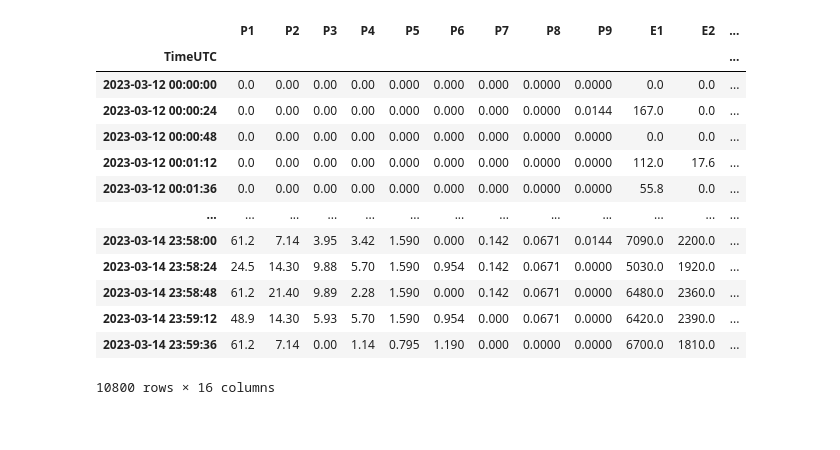
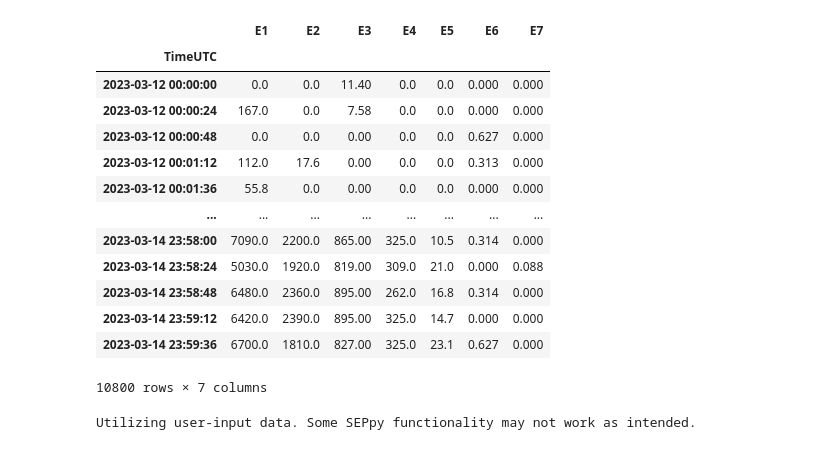
Before and after one commit to Christian-Palmroos/PyOnset, a Jupyter notebook: custom_data_testing.ipynb, the cells around one changed output. Saved outputs shown, nothing was run; the diff lists cells and outputs as text; code cells hidden in the pictures.

Commit message:
Continued custom data compatibility implementation.

```diff
--- a/custom_data_testing.ipynb
+++ b/custom_data_testing.ipynb
@@ -9,33 +9,43 @@ import pandas as pd
 # %%
 # The path to the data archive
 example_data_path = "/home/chospa/bepicolombo/bepi_sixsp_plotter/2023-03-13/data"
 
-# The ame
+# The name of the file to read in
 filename = "phys_data_2023-03-12_side0.csv"
 
+# Reading the file to a dataframe
 df = pd.read_csv(f"{example_data_path}{os.sep}{filename}", index_col="TimeUTC")
 
 # The index of the dataframe needs to be datetime, and the frequency of it must be known
 df.index = pd.to_datetime(df.index)
 df.index.freq = "24 s"
 
 # No unnecessary data columns
 df.drop(columns=["DT", "PA"], inplace=True)
 
+# Drop also proton columns
+df.drop(columns=[f"P{i}" for i in range(1,10)], inplace=True)
+
 # Displays the dataframe
 display(df)
 # %% [output]
-|  | P1 | P2 | P3 | P4 | P5 | P6 | P7 | P8 | P9 | E1 | E2 | ... |
-| TimeUTC |  |  |  |  |  |  |  |  |  |  |  | ... |
-| 2023-03-12 00:00:00 | 0.0 | 0.00 | 0.00 | 0.00 | 0.000 | 0.000 | 0.000 | 0.0000 | 0.0000 | 0.0 | 0.0 | ... |
-| 2023-03-12 00:00:24 | 0.0 | 0.00 | 0.00 | 0.00 | 0.000 | 0.000 | 0.000 | 0.0000 | 0.0144 | 167.0 | 0.0 | ... |
-| 2023-03-12 00:00:48 | 0.0 | 0.00 | 0.00 | 0.00 | 0.000 | 0.000 | 0.000 | 0.0000 | 0.0000 | 0.0 | 0.0 | ... |
-| 2023-03-12 00:01:12 | 0.0 | 0.00 | 0.00 | 0.00 | 0.000 | 0.000 | 0.000 | 0.0000 | 0.0000 | 112.0 | 17.6 | ... |
-| 2023-03-12 00:01:36 | 0.0 | 0.00 | 0.00 | 0.00 | 0.000 | 0.000 | 0.000 | 0.0000 | 0.0000 | 55.8 | 0.0 | ... |
-| ... | ... | ... | ... | ... | ... | ... | ... | ... | ... | ... | ... | ... |
-| 2023-03-14 23:58:00 | 61.2 | 7.14 | 3.95 | 3.42 | 1.590 | 0.000 | 0.142 | 0.0671 | 0.0144 | 7090.0 | 2200.0 | ... |
-| 2023-03-14 23:58:24 | 24.5 | 14.30 | 9.88 | 5.70 | 1.590 | 0.954 | 0.142 | 0.0671 | 0.0000 | 5030.0 | 1920.0 | ... |
-| 2023-03-14 23:58:48 | 61.2 | 21.40 | 9.89 | 2.28 | 1.590 | 0.000 | 0.142 | 0.0671 | 0.0000 | 6480.0 | 2360.0 | ... |
-| 2023-03-14 23:59:12 | 48.9 | 14.30 | 5.93 | 5.70 | 1.590 | 0.954 | 0.000 | 0.0671 | 0.0000 | 6420.0 | 2390.0 | ... |
-| 2023-03-14 23:59:36 | 61.2 | 7.14 | 0.00 | 1.14 | 0.795 | 1.190 | 0.000 | 0.0000 | 0.0000 | 6700.0 | 1810.0 | ... |
+|  | E1 | E2 | E3 | E4 | E5 | E6 | E7 |
+| TimeUTC |  |  |  |  |  |  |  |
+| 2023-03-12 00:00:00 | 0.0 | 0.0 | 11.40 | 0.0 | 0.0 | 0.000 | 0.000 |
+| 2023-03-12 00:00:24 | 167.0 | 0.0 | 7.58 | 0.0 | 0.0 | 0.000 | 0.000 |
+| 2023-03-12 00:00:48 | 0.0 | 0.0 | 0.00 | 0.0 | 0.0 | 0.627 | 0.000 |
+| 2023-03-12 00:01:12 | 112.0 | 17.6 | 0.00 | 0.0 | 0.0 | 0.313 | 0.000 |
+| 2023-03-12 00:01:36 | 55.8 | 0.0 | 0.00 | 0.0 | 0.0 | 0.000 | 0.000 |
+| ... | ... | ... | ... | ... | ... | ... | ... |
+| 2023-03-14 23:58:00 | 7090.0 | 2200.0 | 865.00 | 325.0 | 10.5 | 0.314 | 0.000 |
+| 2023-03-14 23:58:24 | 5030.0 | 1920.0 | 819.00 | 309.0 | 21.0 | 0.000 | 0.088 |
+| 2023-03-14 23:58:48 | 6480.0 | 2360.0 | 895.00 | 262.0 | 16.8 | 0.314 | 0.000 |
+| 2023-03-14 23:59:12 | 6420.0 | 2390.0 | 895.00 | 325.0 | 14.7 | 0.000 | 0.000 |
+| 2023-03-14 23:59:36 | 6700.0 | 1810.0 | 827.00 | 325.0 | 23.1 | 0.627 | 0.000 |
-10800 rows × 16 columns
+10800 rows × 7 columns
+# %%
+electrons = Onset(spacecraft="Bepicolombo", sensor="SIXS-P", species="electron", data_level="l2", data_path=example_data_path,
+                 start_date="2023-03-12", end_date="2023-03-14",
+                 data=df)
+# %% [output]
+Utilizing user-input data. Some SEPpy functionality may not work as intended.
```
Also changed, not shown: parts of 6 cells of this notebook, 1 other file.
